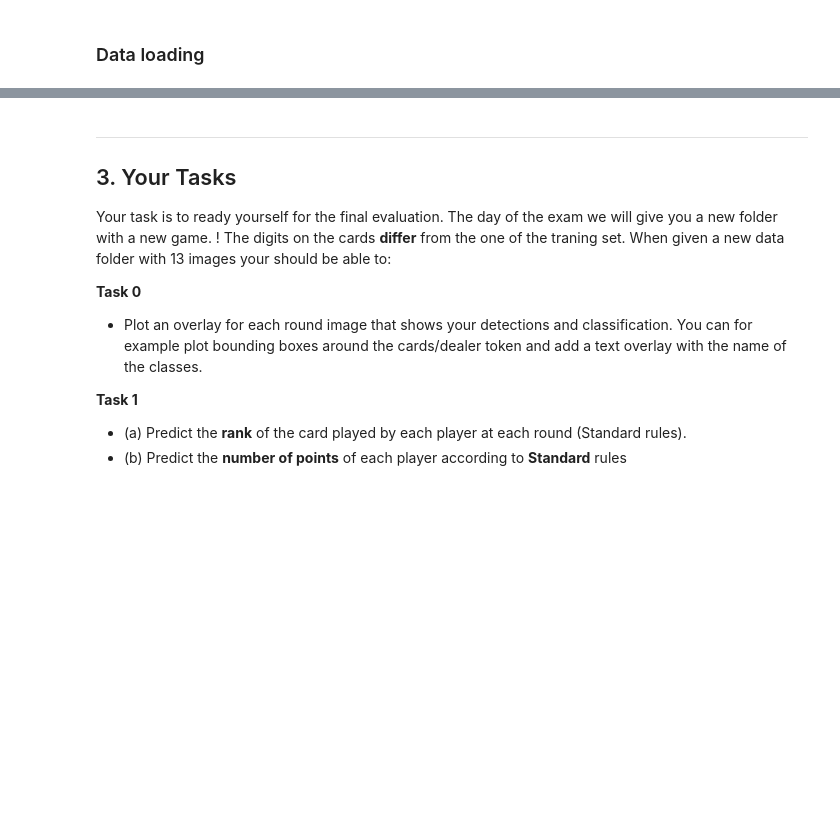
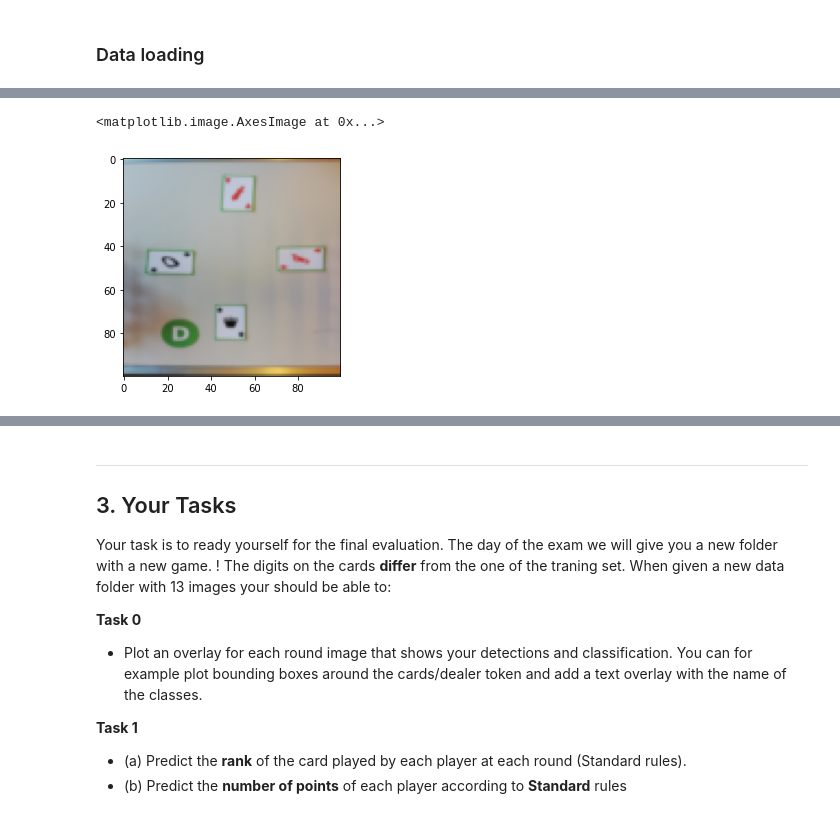
Before and after one commit to Ghalicb/IAPR-squad-lab, a Jupyter notebook: project/project.ipynb, the cells around one changed output, grey strips where cells are left out. Saved outputs shown, nothing was run; the diff lists cells and outputs as text; code cells hidden in the pictures; blank space fills up the shorter version.

```diff
--- a/project/project.ipynb
+++ b/project/project.ipynb
@@ -120,0 +137,10 @@ plt.show()
+# %%
+from skimage.transform import resize
+plt.imshow(resize(im_1, (100, 100)))
+from skimage.transform import rescale
+plt.imshow(rescale(grayscale, 0.3, anti_aliasing=True)) # return a gray_scaled image fro 0-1 ! --> use img_as_ubyte
+from skimage.util import img_as_ubyte
+img_as_ubyte(rescale(grayscale, 0.3, anti_aliasing=True))
+# %% [output]
+<matplotlib.image.AxesImage at 0x...>
+[figure, added]
```
Also changed, not shown: parts of 21 cells of this notebook.
